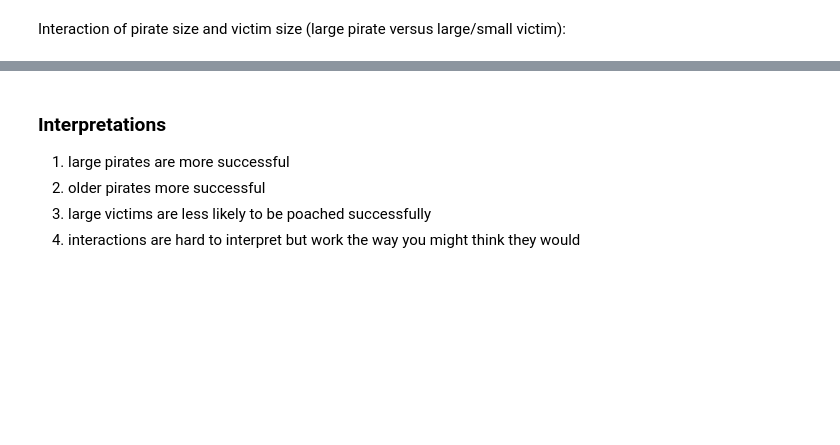
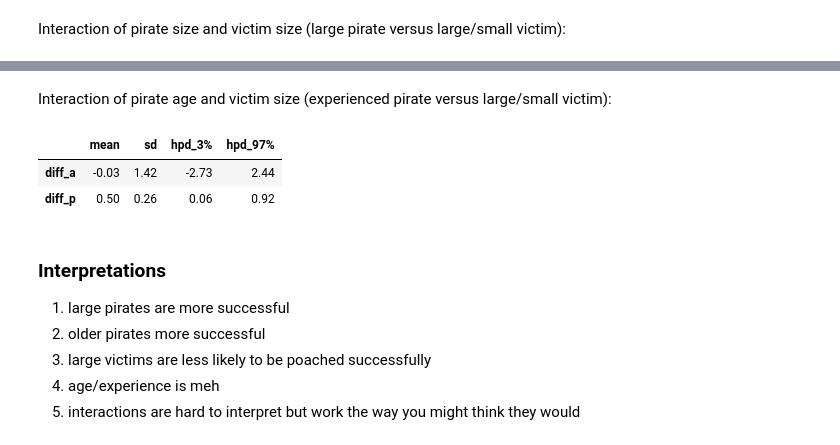
Before and after one commit to mjbrydon/stat_rethinking_2020, a Jupyter notebook: Homework_06.ipynb, the cells around one changed output, grey strips where cells are left out. Cells and saved outputs as stored; diff of their text form; code cells hidden in the pictures; blank space fills up the shorter version.

```diff
--- a/Homework_06.ipynb
+++ b/Homework_06.ipynb
@@ -351,7 +375,18 @@ az.summary({"diff_a": diff_a, "diff_p": diff_p}, kind="stats", round_to=2)
+# %% [markdown]
+Interaction of pirate age and victim size (experienced pirate versus large/small victim):
+# %%
+diff_a = trace_q3m1["a_AV"][:, 1, 0] - trace_q3m1["a_AV"][:, 1, 1]
+diff_p = logistic(trace_q3m1["a_AV"][:, 1, 0] - trace_q3m1["a_AV"][:, 1, 1])
+az.summary({"diff_a": diff_a, "diff_p": diff_p}, kind="stats", round_to=2)
+# %% [output]
+|  | mean | sd | hpd_3% | hpd_97% |
+| diff_a | -0.03 | 1.42 | -2.73 | 2.44 |
+| diff_p | 0.50 | 0.26 | 0.06 | 0.92 |
 # %% [markdown]
 ### Interpretations
 
 1. large pirates are more successful
 1. older pirates more successful
 1. large victims are less likely to be poached successfully
+1. age/experience is meh
 1. interactions are hard to interpret but work the way you might think they would
```
Also changed, not shown: parts of 11 cells of this notebook.
